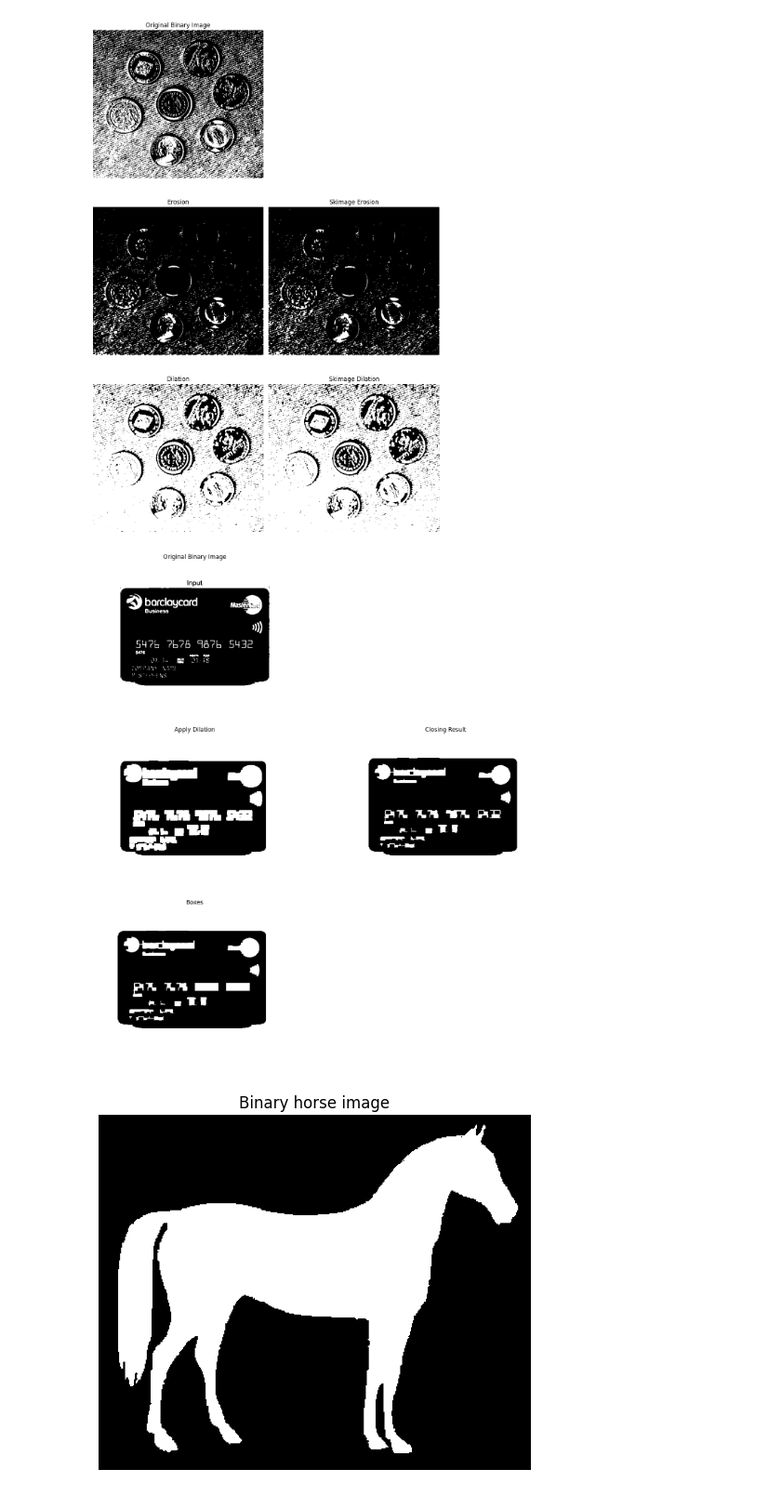
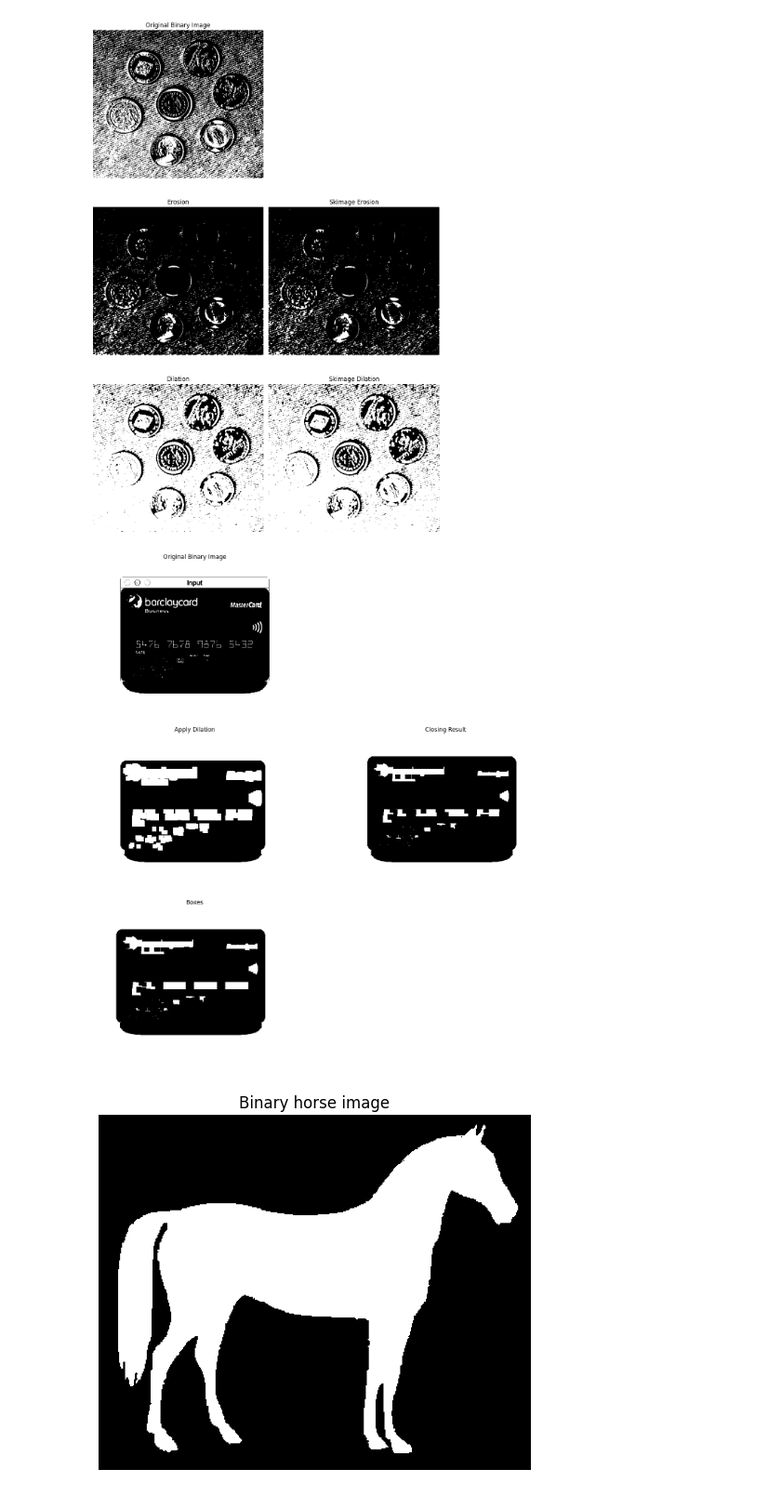
Before and after one commit to amir-kedis/image-processing-labs, a Jupyter notebook: Lab06-STD/lab-Morphology-STD.ipynb, the cells around one changed output. Shown at 93% size. Drawn from its saved outputs; the diff is of its cells as text; code cells hidden in the pictures.

```diff
--- a/Lab06-STD/lab-Morphology-STD.ipynb
+++ b/Lab06-STD/lab-Morphology-STD.ipynb
@@ -100,11 +100,11 @@ plt.show()
 '''
 card_img = io.imread('img/card.jpg')
 card_img_gray = rgb2gray(card_img)
-brightness_threshold = 0.6
+brightness_threshold = 0.75
 binary_card_img = card_img_gray > brightness_threshold
 
 
-SE_size = 9
+SE_size = 13
 dilated_card_img = dilation(binary_card_img, SE_size)
 closing_res = erosion(dilated_card_img, SE_size)
 
@@ -124,34 +124,34 @@ for contour in contours:
 img_with_boxes = np.copy(closing_res)
 #When provided with the correct format of the list of bounding_boxes, this section will set all pixels inside boxes in img_with_boxes
 for box in bounding_boxes:
     [Xmin, Xmax, Ymin, Ymax] = box
     rr, cc = rectangle(start = (Ymin,Xmin), end = (Ymax,Xmax), shape=card_img_gray.shape)
     img_with_boxes[rr, cc] = 1 #set color white
 
 
 
 
 
 fig, ax = plt.subplots(3, 2, figsize=(15, 15))
 
 ax[0, 0].imshow(binary_card_img, cmap='gray')
 ax[0, 0].set_title('Original Binary Image')
 ax[0, 0].axis('off')
 ax[0, 1].axis('off')
 ax[1, 0].imshow(dilated_card_img, cmap='gray')
 ax[1, 0].set_title('Apply Dilation')
 ax[1, 0].axis('off')
 ax[1, 1].imshow(closing_res, cmap='gray')
 ax[1, 1].set_title('Closing Result')
 ax[1, 1].axis('off')
 ax[2, 0].imshow(img_with_boxes, cmap='gray')
 ax[2, 0].set_title('Boxes')
 ax[2, 0].axis('off')
 ax[2, 1].axis('off')
 plt.tight_layout()
 plt.show()
 # %% [output]
-[figure, old version]
+[figure, new version]
 # %%
 '''
 3) Skeletonization:
```
